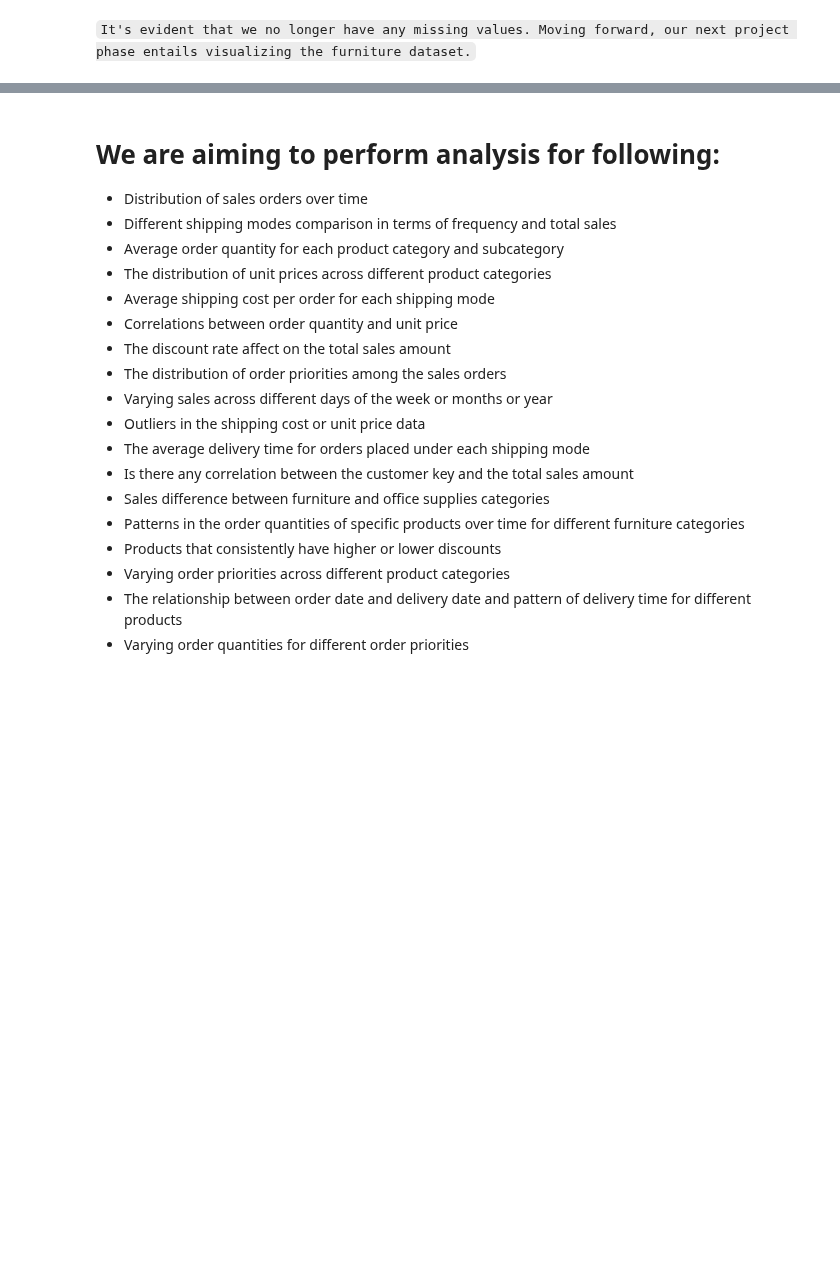
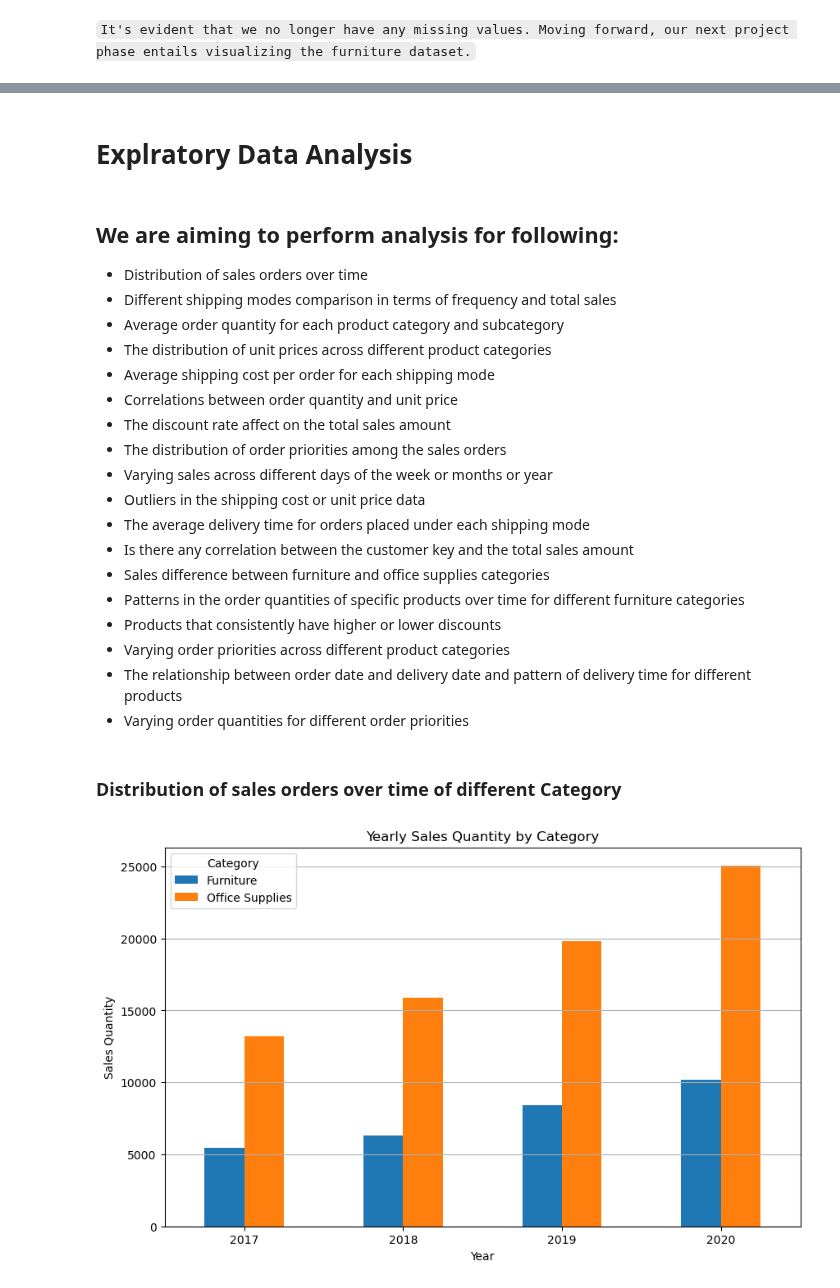
Before and after one commit to SimmiSheetalJain/Uncovering-furniture-sales-insights, a Jupyter notebook: Uncovering-Furniture-Sales-Insights.ipynb, the cells around one changed output, grey strips where cells are left out. Cells and saved outputs as stored; diff of their text form; code cells hidden in the pictures; blank space fills up the shorter version.

Commit message:
Added Visualization and dataframes

```diff
--- a/Uncovering-Furniture-Sales-Insights.ipynb
+++ b/Uncovering-Furniture-Sales-Insights.ipynb
@@ -290,0 +338,9 @@ dtype: int64
+# %%
+sub_fdf3 = fdf[['SubcategoryName','OrderQuantity']]
+Category_types = sub_fdf3.SubcategoryName.unique()
+Sub_category_qty_range = pd.DataFrame(index=['Min Price','Max Price'])
+for cat_type in Category_types:
+    min_price=sub_fdf3[sub_fdf3['SubcategoryName']==cat_type]['OrderQuantity'].min()
+    max_price=sub_fdf3[sub_fdf3['SubcategoryName']==cat_type]['OrderQuantity'].max()
+    Sub_category_qty_range[cat_type] =  (min_price,max_price)
+Sub_category_qty_range
@@ -290,0 +353,8 @@ dtype: int64
+# %%
+#Adding Year Column
+fdf['OrderDate'] = pd.to_datetime(fdf.OrderDate)
+fdf['year'] = pd.DatetimeIndex(fdf.OrderDate).year
+fdf['month'] = pd.DatetimeIndex(fdf.OrderDate).month
+fdf['day'] = pd.DatetimeIndex(fdf.OrderDate).day
+fdf['weekday'] = pd.DatetimeIndex(fdf.OrderDate).weekday
+fdf
@@ -290,0 +375,14 @@ dtype: int64
+# %%
+import pandas as pd
+
+Category_types = fdf['CategoryName'].unique()
+years = fdf['year'].unique()
+
+yearly_sales_qty = pd.DataFrame(index=years, columns=Category_types)
+
+for cat_type in Category_types:
+    for year in years:
+        total_sales = fdf[(fdf['year'] == year) & (fdf['CategoryName'] == cat_type)]['OrderQuantity'].sum()
+        yearly_sales_qty.loc[year, cat_type] = total_sales
+
+yearly_sales_qty
@@ -291,5 +397,7 @@ dtype: int64
+# %% [markdown]
+# Explratory Data Analysis
 # %% [markdown]
-# We are aiming to perform analysis for following:
+## We are aiming to perform analysis for following:
 * Distribution of sales orders over time
 * Different shipping modes comparison in terms of frequency and total sales
 * Average order quantity for each product category and subcategory
@@ -308,3 +416,19 @@ dtype: int64
 * Varying order priorities across different product categories
 * The relationship between order date and delivery date and pattern of delivery time for different products
 * Varying order quantities for different order priorities
+# %% [markdown]
+### Distribution of sales orders over time of different Category
+# %%
+
+import matplotlib.pyplot as plt
+# Plotting the data
+yearly_sales_qty.plot(kind='bar', figsize=(10, 6))
+plt.title('Yearly Sales Quantity by Category')
+plt.xlabel('Year')
+plt.ylabel('Sales Quantity')
+plt.xticks(rotation=0)
+plt.legend(title='Category')
+plt.grid(axis='y')
+plt.show()
+# %% [output]
+[figure, added]
```
Also changed, not shown: parts of 13 cells of this notebook, 1 other file.
